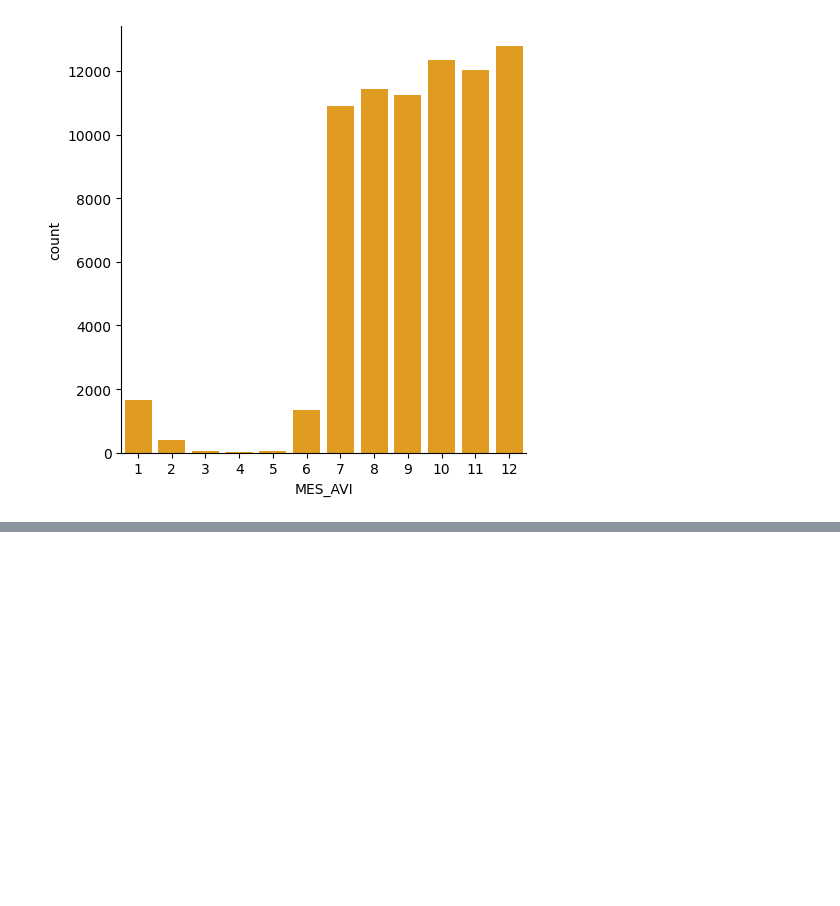
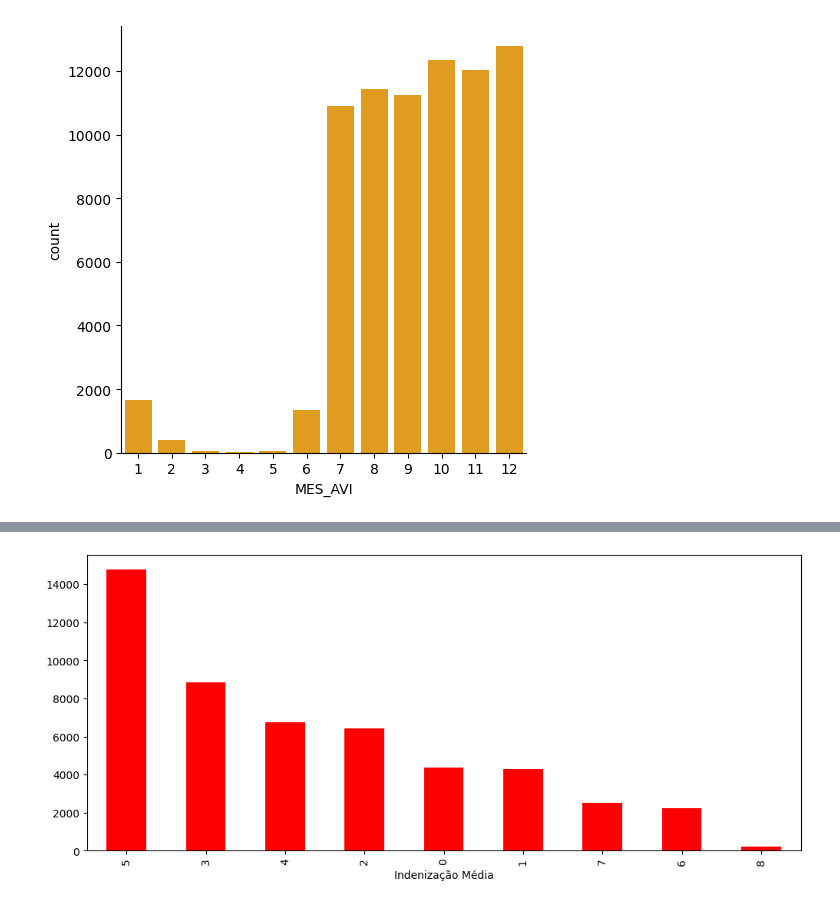
Before and after one commit to Gcango/Projecto_6, a Jupyter notebook: Analise_Seguradoras.ipynb, the cells around one changed output, grey strips where cells are left out. Drawn from its saved outputs; the diff is of its cells as text; code cells hidden in the pictures; blank space fills up the shorter version.

```diff
--- a/Analise_Seguradoras.ipynb
+++ b/Analise_Seguradoras.ipynb
@@ -689,0 +719,9 @@ sns.catplot(data=dados, x='MES_AVI', kind='count', color='orange');
+# %%
+ax = dados.groupby('EVENTO')['INDENIZ'] \
+  .agg(['mean','count']) \
+  .sort_values('mean', ascending=False)['mean']\
+  .plot(kind='bar', figsize=(12,5), title='', color='red')
+ax.set_xlabel('Indenização Média')
+plt.show()
+# %% [output]
+[figure, added]
```
Also changed, not shown: parts of 7 cells of this notebook.
